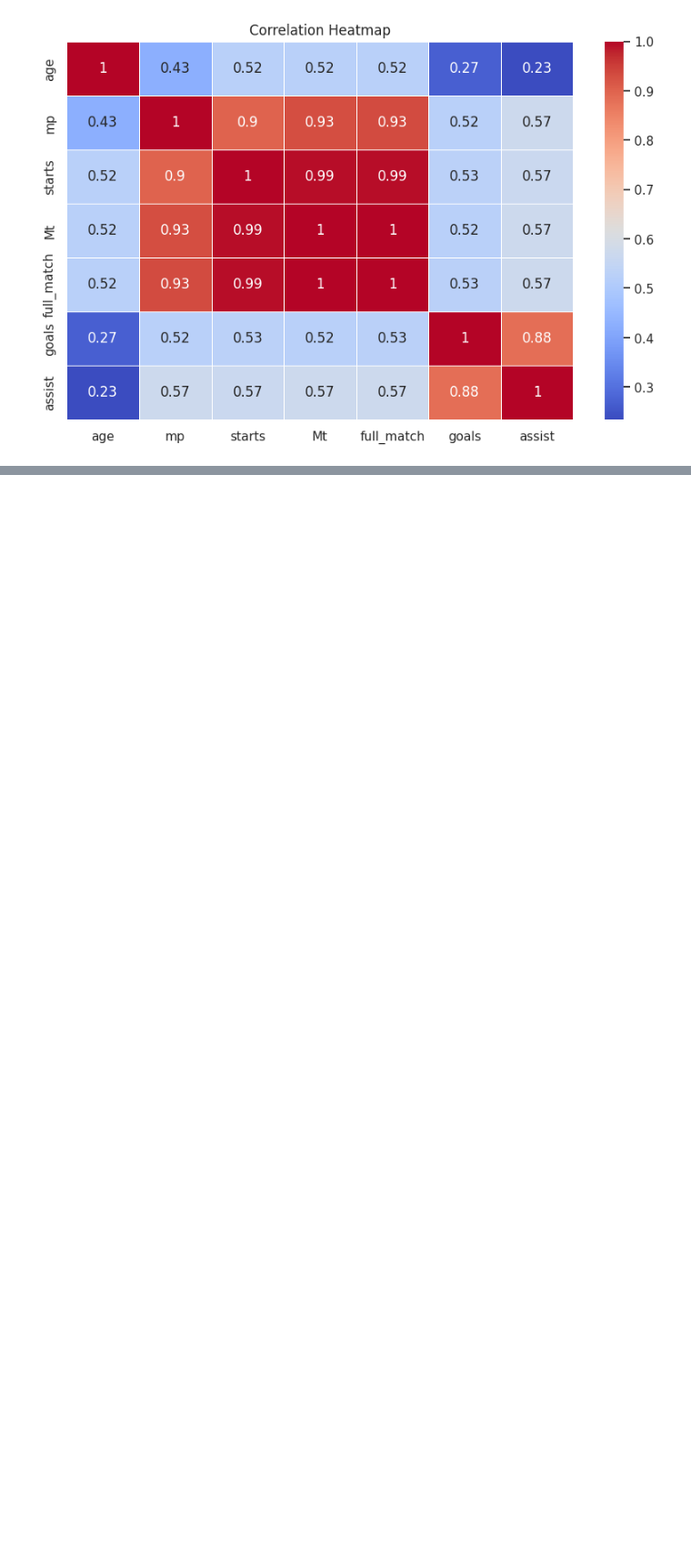
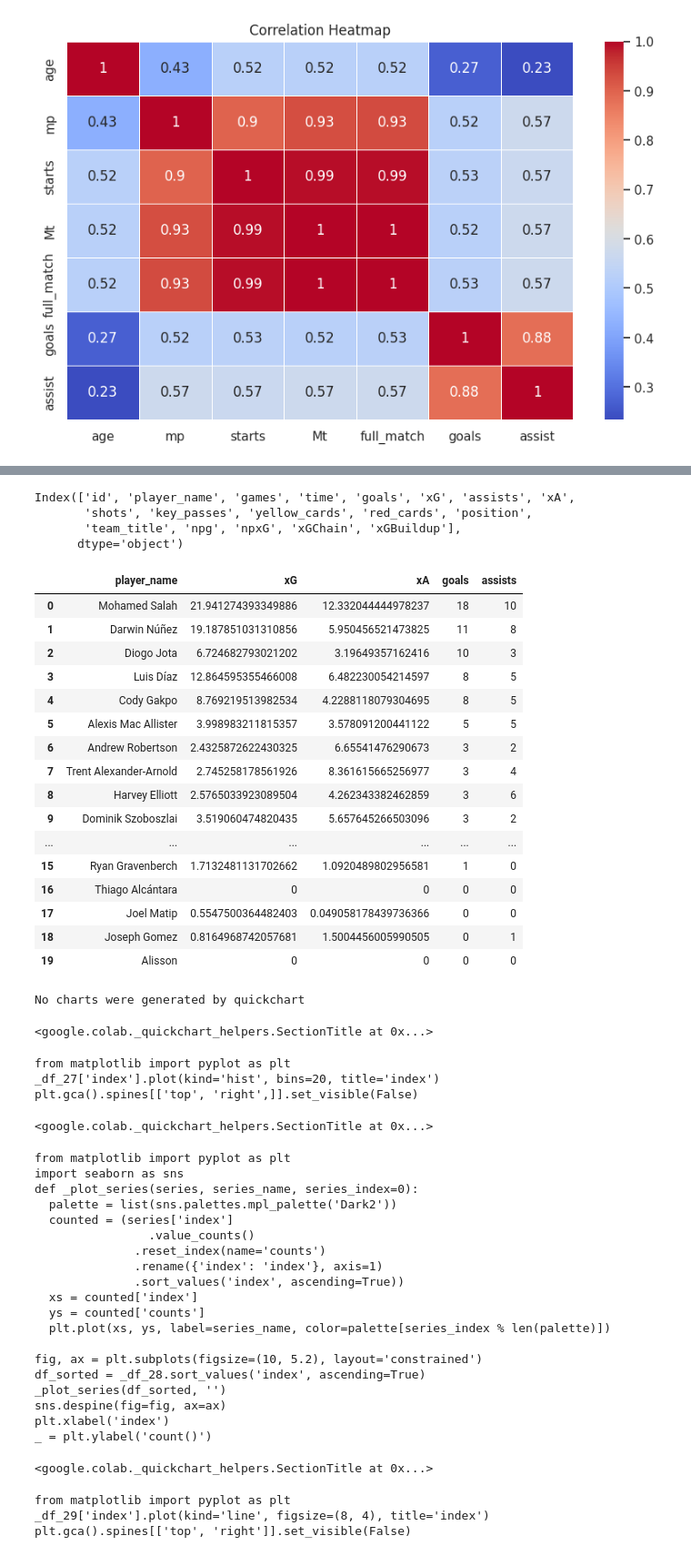
Before and after one commit to ncdanh0311/-Data-Analytics, a Jupyter notebook: Liverpool 23-24.ipynb, the cells around one changed output, grey strips where cells are left out. Shown at 91% size. Saved outputs shown, nothing was run; the diff lists cells and outputs as text; code cells hidden in the pictures; blank space fills up the shorter version.

Commit message:
update new stats

```diff
--- a/Liverpool 23-24.ipynb
+++ b/Liverpool 23-24.ipynb
@@ -24,3 +20,7 @@ files.upload()
+# %%
+import matplotlib.pyplot as plt
+import seaborn as sns
+df = pd.read_csv('/content/Liverpool stats.csv')
 # %%
 df.info()
 # %% [output]
@@ -120,0 +149,67 @@ plt.show()
+# %%
+from understat import Understat
+import aiohttp
+import asyncio
+import pandas as pd
+
+async def get_liverpool_players():
+    async with aiohttp.ClientSession() as session:
+        understat = Understat(session)
+        data = await understat.get_team_players("Liverpool", 2023)
+        df = pd.DataFrame(data)
+        print(df.columns)  # Kiểm tra các cột
+        return df[["player_name", "xG", "xA", "goals", "assists"]]
+
+liverpool_df = await get_liverpool_players()
+liverpool_df.head(20)
+# %% [output]
+Index(['id', 'player_name', 'games', 'time', 'goals', 'xG', 'assists', 'xA',
+       'shots', 'key_passes', 'yellow_cards', 'red_cards', 'position',
+       'team_title', 'npg', 'npxG', 'xGChain', 'xGBuildup'],
+      dtype='object')
+|  | player_name | xG | xA | goals | assists |
+| 0 | Mohamed Salah | 21.941274393349886 | 12.332044444978237 | 18 | 10 |
+| 1 | Darwin Núñez | 19.187851031310856 | 5.950456521473825 | 11 | 8 |
+| 2 | Diogo Jota | 6.724682793021202 | 3.19649357162416 | 10 | 3 |
+| 3 | Luis Díaz | 12.864595355466008 | 6.482230054214597 | 8 | 5 |
+| 4 | Cody Gakpo | 8.769219513982534 | 4.2288118079304695 | 8 | 5 |
+| 5 | Alexis Mac Allister | 3.998983211815357 | 3.578091200441122 | 5 | 5 |
+| 6 | Andrew Robertson | 2.4325872622430325 | 6.65541476290673 | 3 | 2 |
+| 7 | Trent Alexander-Arnold | 2.745258178561926 | 8.361615665256977 | 3 | 4 |
+| 8 | Harvey Elliott | 2.5765033923089504 | 4.262343382462859 | 3 | 6 |
+| 9 | Dominik Szoboszlai | 3.519060474820435 | 5.657645266503096 | 3 | 2 |
+| ... | ... | ... | ... | ... | ... |
+| 15 | Ryan Gravenberch | 1.7132481131702662 | 1.0920489802956581 | 1 | 0 |
+| 16 | Thiago Alcántara | 0 | 0 | 0 | 0 |
+| 17 | Joel Matip | 0.5547500364482403 | 0.049058178439736366 | 0 | 0 |
+| 18 | Joseph Gomez | 0.8164968742057681 | 1.5004456005990505 | 0 | 1 |
+| 19 | Alisson | 0 | 0 | 0 | 0 |
+No charts were generated by quickchart
+<google.colab._quickchart_helpers.SectionTitle at 0x...>
+from matplotlib import pyplot as plt
+_df_27['index'].plot(kind='hist', bins=20, title='index')
+plt.gca().spines[['top', 'right',]].set_visible(False)
+<google.colab._quickchart_helpers.SectionTitle at 0x...>
+from matplotlib import pyplot as plt
+import seaborn as sns
+def _plot_series(series, series_name, series_index=0):
+  palette = list(sns.palettes.mpl_palette('Dark2'))
+  counted = (series['index']
+                .value_counts()
+              .reset_index(name='counts')
+              .rename({'index': 'index'}, axis=1)
+              .sort_values('index', ascending=True))
+  xs = counted['index']
+  ys = counted['counts']
+  plt.plot(xs, ys, label=series_name, color=palette[series_index % len(palette)])
+
+fig, ax = plt.subplots(figsize=(10, 5.2), layout='constrained')
+df_sorted = _df_28.sort_values('index', ascending=True)
+_plot_series(df_sorted, '')
+sns.despine(fig=fig, ax=ax)
+plt.xlabel('index')
+_ = plt.ylabel('count()')
+<google.colab._quickchart_helpers.SectionTitle at 0x...>
+from matplotlib import pyplot as plt
+_df_29['index'].plot(kind='line', figsize=(8, 4), title='index')
+plt.gca().spines[['top', 'right']].set_visible(False)
```
Also changed, not shown: parts of 5 cells of this notebook.
